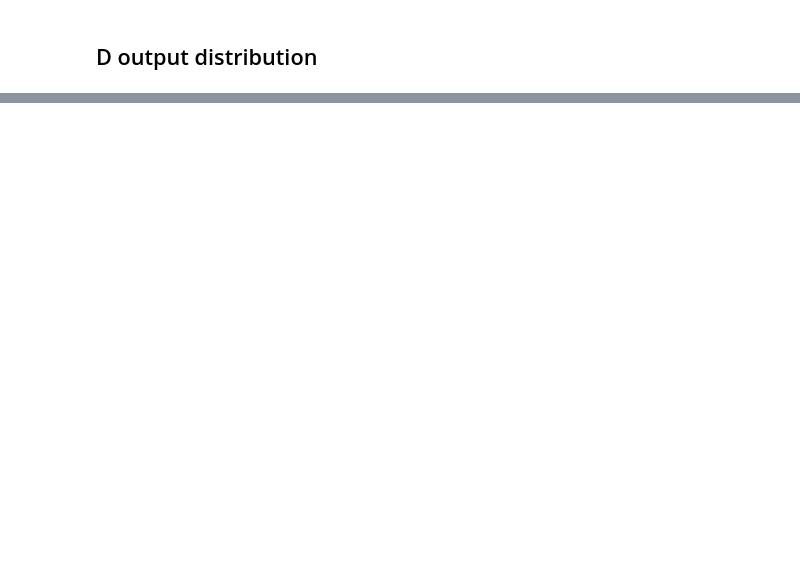
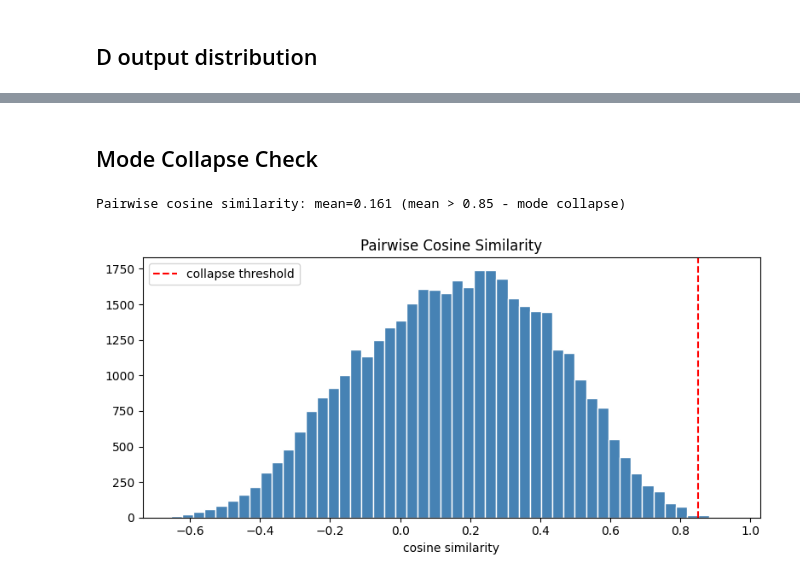
Before and after one commit to deyme17/gan-minimax-equilibrium, a Jupyter notebook: evaluation.ipynb, the cells around one changed output, grey strips where cells are left out. Cells and saved outputs as stored; diff of their text form; code cells hidden in the pictures; blank space fills up the shorter version.

```diff
--- a/evaluation.ipynb
+++ b/evaluation.ipynb
@@ -130,0 +209,29 @@ KeyboardInterrupt:
+# %% [markdown]
+## Mode Collapse Check
+# %%
+with torch.no_grad():
+    z = torch.randn(config.input_dim, config.noise_dim, device=device)
+    fake = G(z).view(config.input_dim, -1).cpu()
+
+# cos similarity
+idx = torch.randperm(config.input_dim)[:200]
+feat = fake[idx]
+feat = feat / feat.norm(dim=1, keepdim=True)
+sim_matrix = (feat @ feat.T).numpy()
+# exclude diagonal
+mask = ~np.eye(len(feat), dtype=bool)
+pairwise_sim = sim_matrix[mask]
+print(f'Pairwise cosine similarity: mean={pairwise_sim.mean():.3f} (mean > 0.85 - mode collapse)')
+
+fig, ax = plt.subplots(figsize=(8, 4))
+ax.hist(pairwise_sim, bins=50, color='steelblue', edgecolor='white')
+ax.axvline(0.85, color='red', linestyle='--', label='collapse threshold')
+ax.set_title('Pairwise Cosine Similarity')
+ax.set_xlabel('cosine similarity')
+ax.legend()
+
+plt.tight_layout()
+plt.show()
+# %% [output]
+Pairwise cosine similarity: mean=0.161 (mean > 0.85 - mode collapse)
+[figure, added]
```
Also changed, not shown: parts of 8 cells of this notebook.
